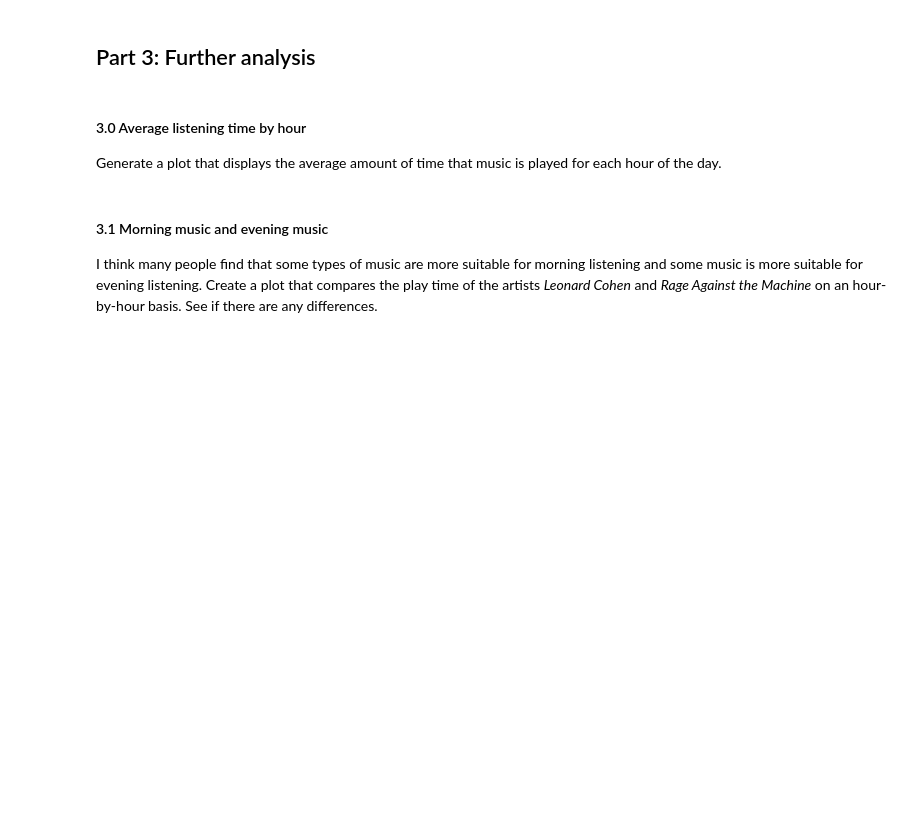
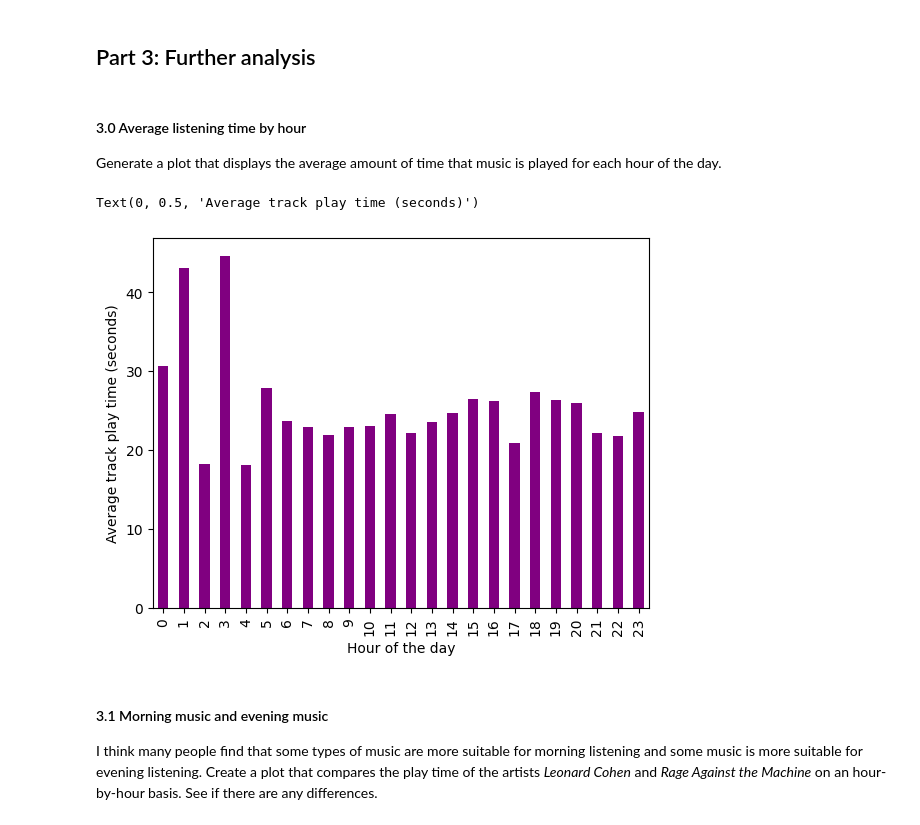
Before and after one commit to JohannesStandal/DAT200, a Jupyter notebook: CA1/CA1_spotify.ipynb, the cells around one changed output. Cells and saved outputs as stored; diff of their text form; code cells hidden in the pictures; blank space fills up the shorter version.

```diff
--- a/CA1/CA1_spotify.ipynb
+++ b/CA1/CA1_spotify.ipynb
@@ -172,5 +172,7 @@ df = pd.concat([
 Datasets often aren't perfect. One example of an issue that could occur is that the time-based data might not be in chronological order. If this were to happen, the rows in your dataframe could be in the wrong order. To ensure this isn't an issue in your dataframe, you should sort the dataframe in chronological order, from oldest to newest.
 # %%
 df["dateTime"] = pd.to_datetime(df["endTime"])
-df.sort_values(by="dateTime")
+df = df.sort_values(by="dateTime")
+
+print(df)
 # %% [output]
@@ -190,7 +196,3 @@ df.sort_values(by="dateTime")
 # %% [markdown]
 #### 2.2 Setting a timeframe
 For this investigation, we are only interested in investigating listening patterns from **2023**. Remove any data not from **2023** from the DataFrame.
-# %%
-df = df[df["dateTime"] > "2022-12-31"]
-df = df[df["dateTime"] < "2024-01-01"]
-print(df["dateTime"])
@@ -209,0 +199,5 @@ Name: dateTime, Length: 156954, dtype: datetime64[ns]
+# %%
+df = df[df["dateTime"].dt.year == 2023]
+print(df["dateTime"])
+
+print(df[df["artistName"] == "Rage Against The Machine"])
@@ -211,6 +223,8 @@ Name: dateTime, Length: 156954, dtype: datetime64[ns]
 #### 2.3 Deleting rows
 Often in Data Science, you will encounter when a row entry has the value *NaN*, indicating missing data. These entries can skew your analysis, leading to inaccurate conclusions. For this task, identify and remove any rows in your DataFrame that contain NaN values. \
 Later in the course, you might encounter other techniques of dealing with missing data, typically reffered to as *data imputation*. Here, though, you are just supposed to delete the entire rows with missing data.
+# %%
+df = df.dropna()
 # %% [markdown]
 #### 2.4 Convert from milliseconds to seconds
 From `msPlayed`, create a new column `secPlayed` with the data converted from milliseconds to seconds. Then delete the column `msPlayed`.
@@ -283,6 +297,15 @@ Name: secPlayed, dtype: float64
 # %% [markdown]
 #### 3.0 Average listening time by hour
 Generate a plot that displays the average amount of time that music is played for each hour of the day.
+# %%
+listening_Time_By_Hour = df.groupby(df["dateTime"].dt.hour)["secPlayed"].mean()
+
+listening_Time_By_Hour.plot(kind="bar",color="purple")
+plt.xlabel("Hour of the day")
+plt.ylabel("Average track play time (seconds)")
+# %% [output]
+Text(0, 0.5, 'Average track play time (seconds)')
+[figure, added]
 # %% [markdown]
 #### 3.1 Morning music and evening music
 I think many people find that some types of music are more suitable for morning listening and some music is more suitable for evening listening. Create a plot that compares the play time of the artists *Leonard Cohen* and *Rage Against the Machine* on an hour-by-hour basis. See if there are any differences.
```
Also changed, not shown: parts of 10 cells of this notebook.
